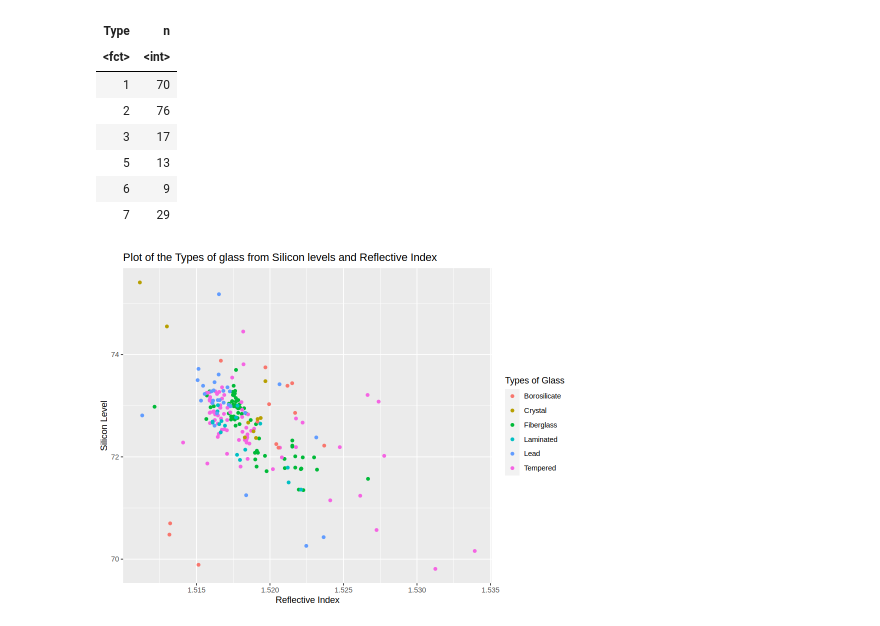
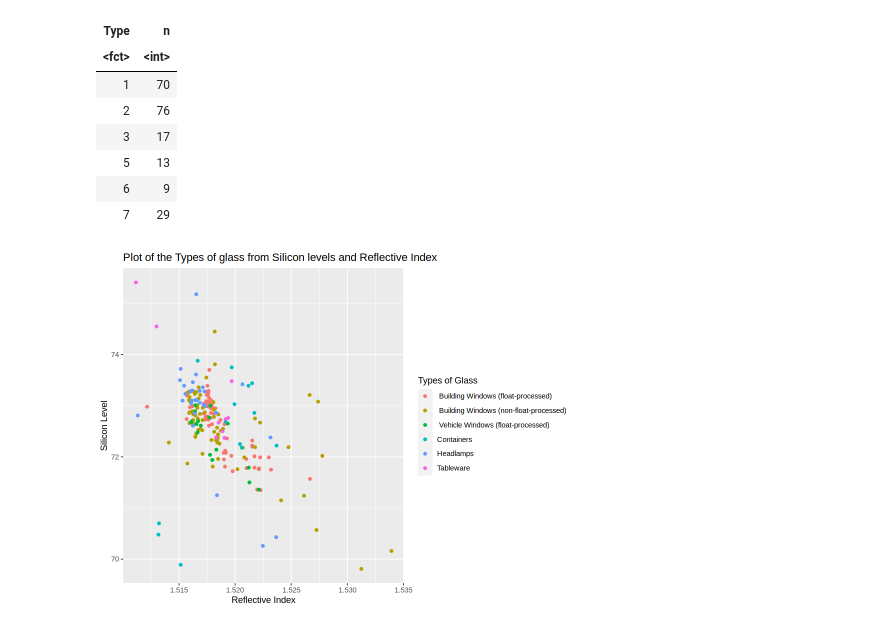
Before and after one commit to nlmanama/DSCI100-GroupProject, a Jupyter notebook: proposal.ipynb, the cells around one changed output. Drawn from its saved outputs; the diff is of its cells as text; code cells hidden in the pictures.

Commit message:
graph label change

```diff
--- a/proposal.ipynb
+++ b/proposal.ipynb
@@ -86,24 +84,24 @@ A data.frame: 6 × 2
 # %%
 #Naming the Types of glass
 glass_name <- mutate(glass, Type = case_when(
     Type == 1 ~ " Building Windows (float-processed)",
     Type == 2 ~ " Building Windows (non-float-processed)",
     Type == 3 ~ " Vehicle Windows (float-processed)",
     Type == 4 ~ " Vehicle Windows (non-float-processed)",
     Type == 5 ~ "Containers",
     Type == 6 ~ "Tableware",
-    Type == 7 ~ "Lead"))
+    Type == 7 ~ "Headlamps"))
 #Visualize the data into at least one plot relevant
 options(repr.plot.width = 8, repr.plot.height = 6)
 
 ri_si_plot <- ggplot(glass_name, aes(x = RI, y = Si, group = Type)) +
     geom_point(aes(color = Type)) +
     labs(title = "Plot of the Types of glass from Silicon levels and Reflective Index",
             x = "Reflective Index",
             y = "Silicon Level",
             color = "Types of Glass")
 
 
 ri_si_plot
 # %% [output]
-[figure, old version]
+[figure, new version]
```
Also changed, not shown: parts of 1 cell of this notebook.
